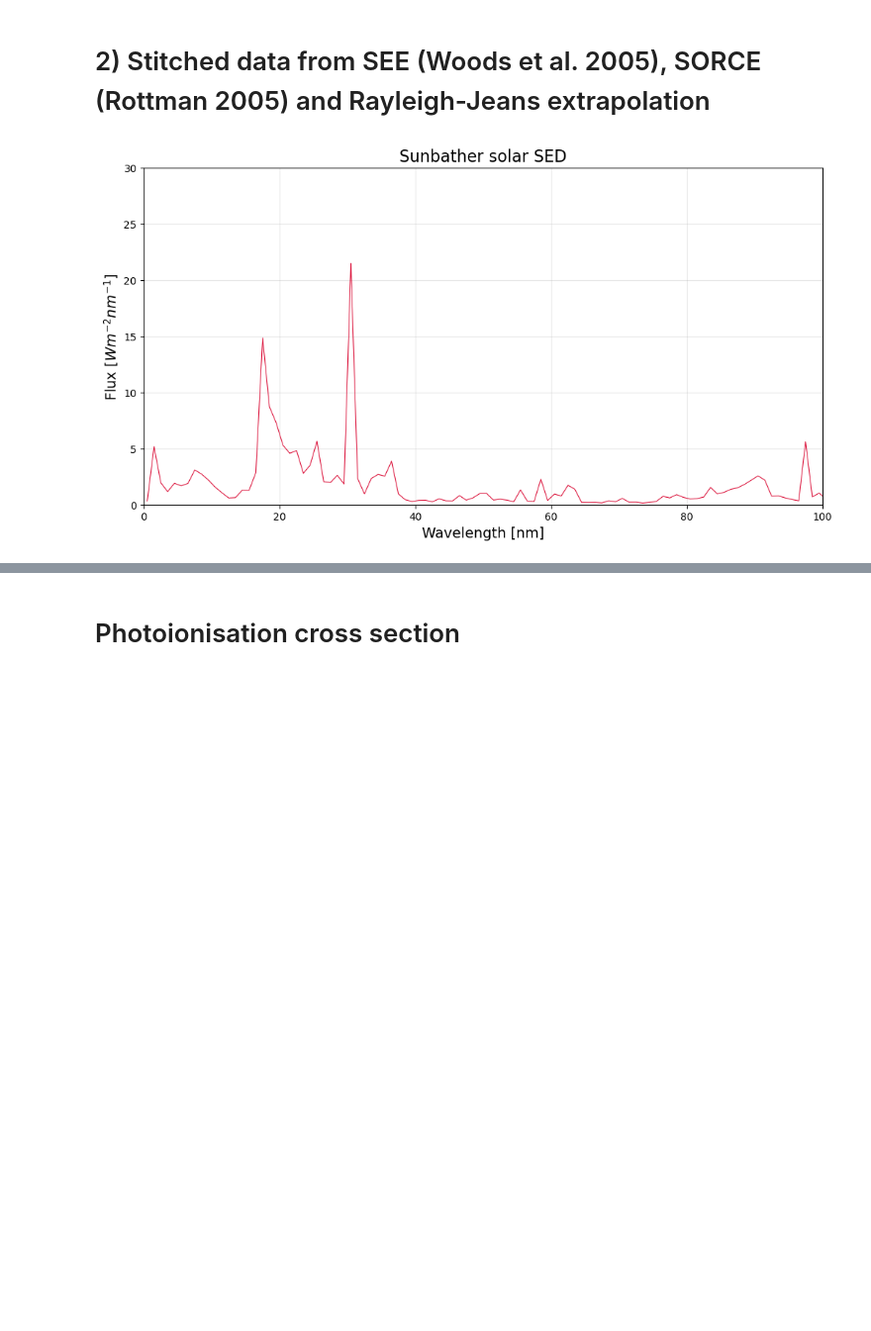
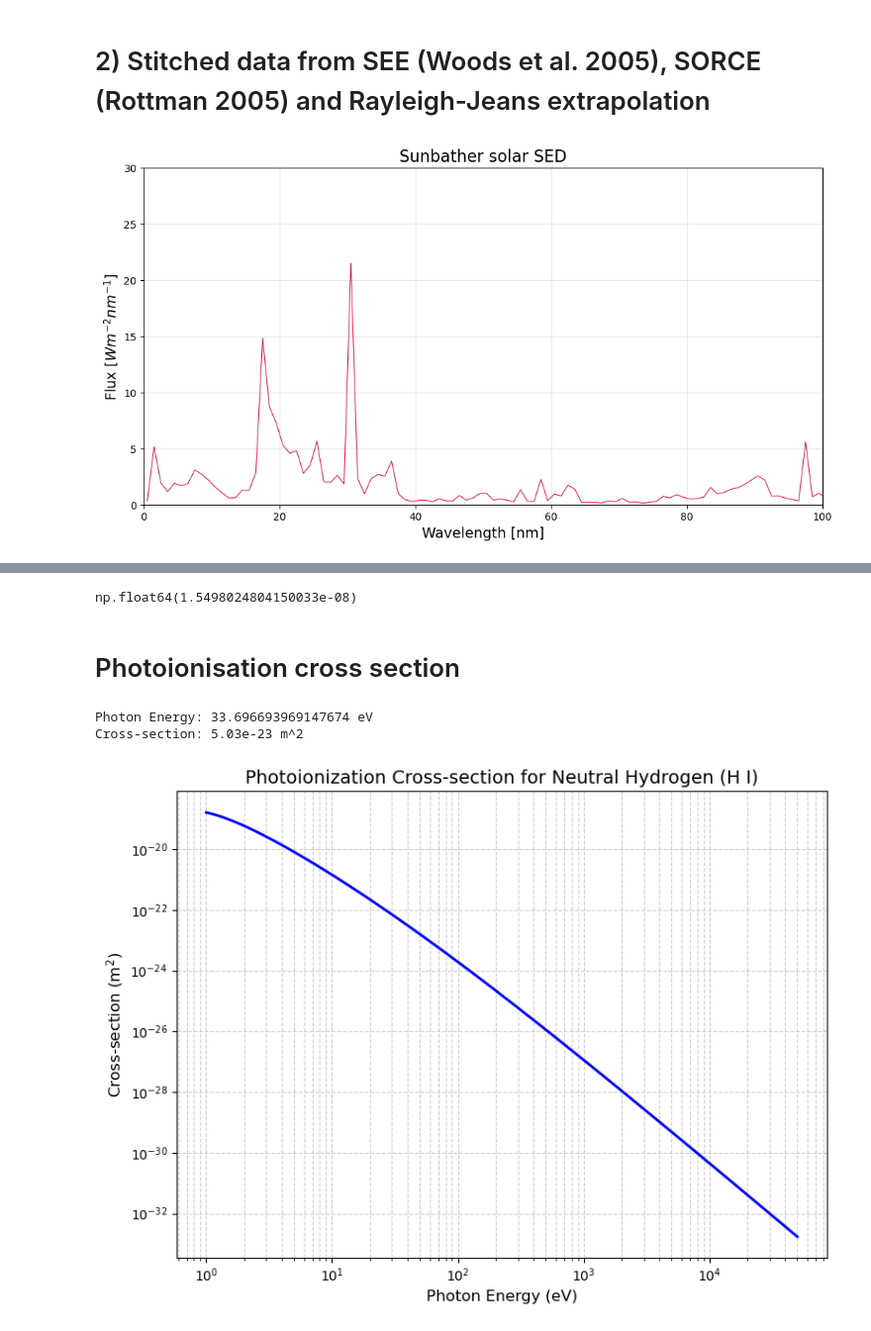
Before and after one commit to shih-jim/escape, a Jupyter notebook: energy_conservation_heating.ipynb, the cells around one changed output, grey strips where cells are left out. Shown at 99% size. Saved outputs shown, nothing was run; the diff lists cells and outputs as text; code cells hidden in the pictures; blank space fills up the shorter version.

Commit message:
cooling functiuon and energy conservation

```diff
--- a/energy_conservation.ipynb
+++ b/energy_conservation_heating.ipynb
@@ -366,3 +367,7 @@ Flux weighted average wavelength is: 59.50922217086882 nm or 20.834451184255855
+# %%
+(tools.h * tools.c) / (80 * tools.eV)
+# %% [output]
+np.float64(1.5498024804150033e-08)
 # %% [markdown]
 # Photoionisation cross section
 # %%
@@ -420,9 +425,38 @@ H_params = {
 }
 
 # Test with a typical effective XUV energy
-energy_eV = 20.0
+energy_eV = 33.696693969147674
 
 sigma = photoionization_cross_section(energy_eV, **H_params)
 
 print(f"Photon Energy: {energy_eV} eV")
 print(f"Cross-section: {sigma:.2e} m^2")
+# %% [output]
+Photon Energy: 33.696693969147674 eV
+Cross-section: 5.03e-23 m^2
+# %%
+energies = np.logspace(np.log10(1), np.log10(5e4), 5000)
+
+# Calculate the cross-sections for these energies
+cross_sections = photoionization_cross_section(energies, **H_params)
+
+# --- Plotting ---
+plt.figure(figsize=(8, 6))
+plt.plot(energies, cross_sections, color='blue', lw=2)
+
+# Set both axes to logarithmic scale
+plt.xscale('log')
+plt.yscale('log')
+
+# Labels and Title
+plt.xlabel('Photon Energy (eV)', fontsize=12)
+plt.ylabel('Cross-section (m$^2$)', fontsize=12)
+plt.title('Photoionization Cross-section for Neutral Hydrogen (H I)', fontsize=14)
+
+# Add a grid for easier reading
+plt.grid(True, which="both", ls="--", alpha=0.6)
+
+plt.tight_layout()
+plt.show()
+# %% [output]
+[figure, added]
```
Also changed, not shown: parts of 3 cells of this notebook, 2 other files.
